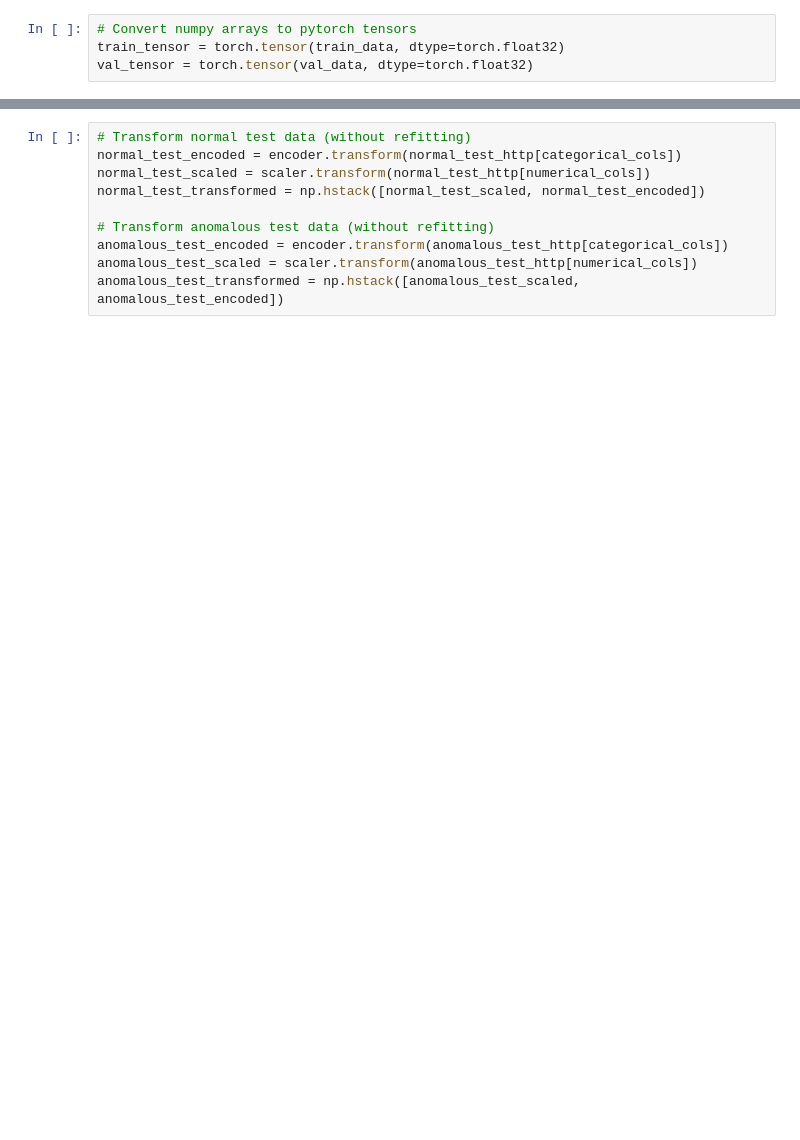
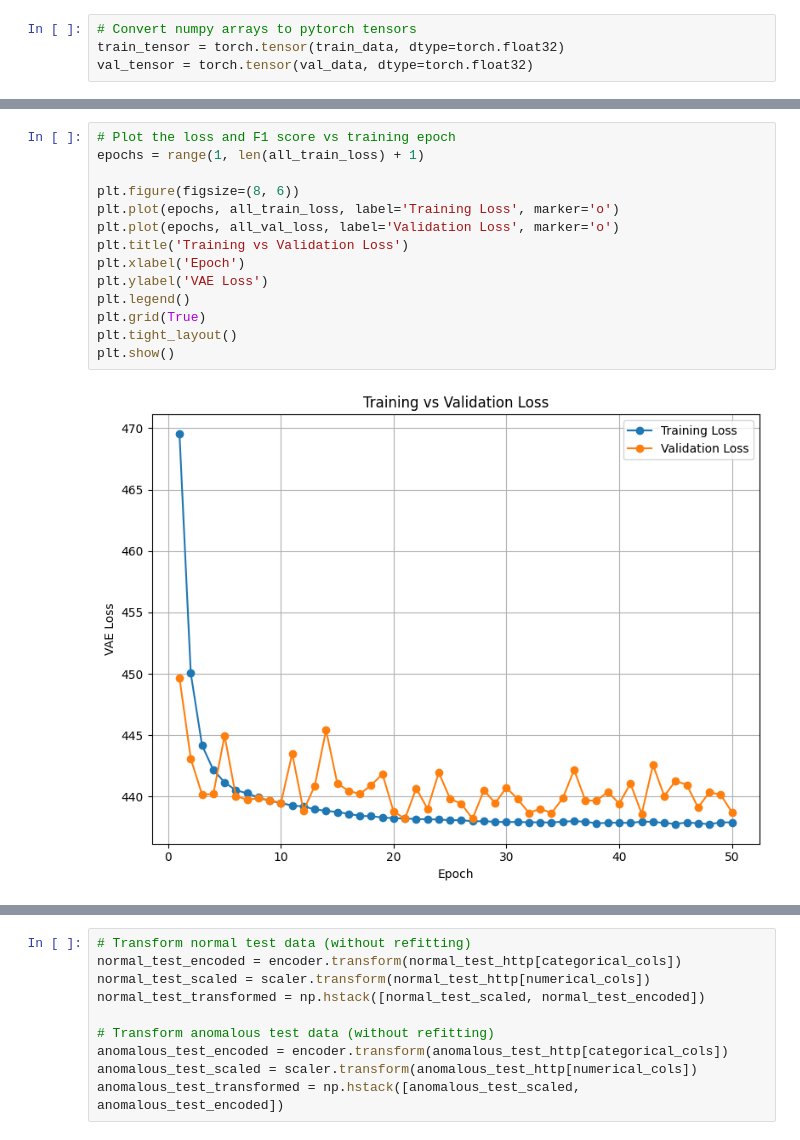
Before and after one commit to abeyyoseph/OtherProjects, a Jupyter notebook: NetworkTrafficAnomalyDetectionVAE/NetworkAnomalyDetection.ipynb, the cells around one changed output, grey strips where cells are left out. Saved outputs shown, nothing was run; the diff lists cells and outputs as text; blank space fills up the shorter version.

```diff
--- a/NetworkTrafficAnomalyDetectionVAE/NetworkAnomalyDetection.ipynb
+++ b/NetworkTrafficAnomalyDetectionVAE/NetworkAnomalyDetection.ipynb
@@ -280,2 +286,18 @@ Epoch [50/50] - Train Loss: 438.8711 | Val Loss: 438.8265
+# %%
+# Plot the loss and F1 score vs training epoch
+epochs = range(1, len(all_train_loss) + 1)
+
+plt.figure(figsize=(8, 6))
+plt.plot(epochs, all_train_loss, label='Training Loss', marker='o')
+plt.plot(epochs, all_val_loss, label='Validation Loss', marker='o')
+plt.title('Training vs Validation Loss')
+plt.xlabel('Epoch')
+plt.ylabel('VAE Loss')
+plt.legend()
+plt.grid(True)
+plt.tight_layout()
+plt.show()
+# %% [output]
+[figure, added]
 # %%
 # Read in the separate test data file
```
Also changed, not shown: parts of 15 cells of this notebook, 3 other files.
